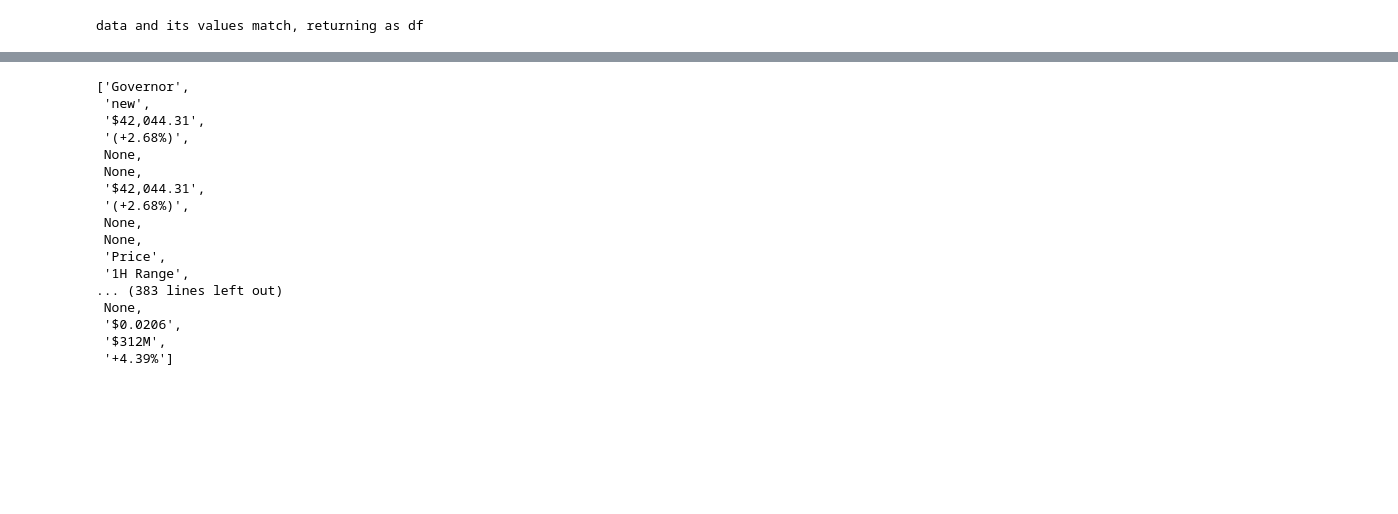
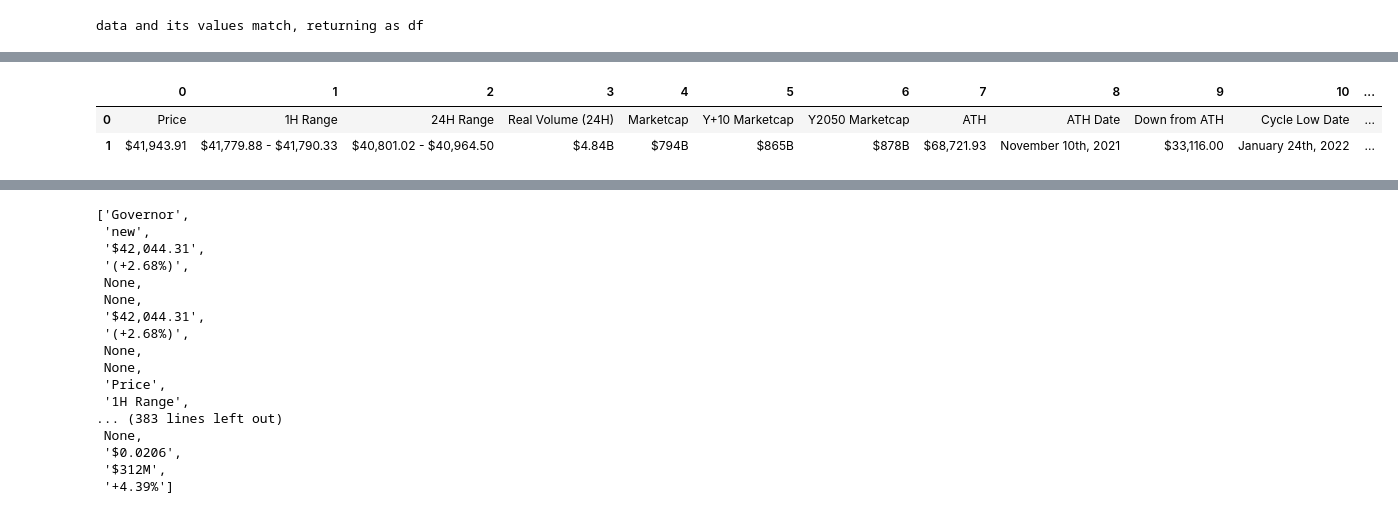
Before and after one commit to Kamalabot/Datagathering_Automation, a Jupyter notebook: Messari_scrape.ipynb, the cells around one changed output, grey strips where cells are left out. Saved outputs shown, nothing was run; the diff lists cells and outputs as text; code cells hidden in the pictures; blank space fills up the shorter version.

Commit message:
Progress made in Messari notebook

```diff
--- a/Messari_scrape.ipynb
+++ b/Messari_scrape.ipynb
@@ -128,6 +123,19 @@ def selenium_loader(link):
     tree = html.fromstring(html_source)
     driver.quit()
     return tree
+# %%
+def selenium_headless(link):
+    options = Options()
+    options.headless = True #making this driver headless so it can work in the background
+    driver = webdriver.Chrome(options=options, executable_path=r'chromedriver.exe')
+    driver.get(link)
+    driver.maximize_window()
+    driver.refresh()
+    time.sleep(5)
+    html_source = driver.page_source
+    tree = html.fromstring(html_source)
+    driver.quit()
+    return tree
 # %% [markdown]
 1) Find the various major tables or sections on the profile page
     Extract the information from that page section /table
@@ -140,7 +148,7 @@ def selenium_loader(link):
 # %% [markdown]
 ![](2022-02-21-16-28-05.png)
 # %%
-main_page = selenium_loader(messari_crawler.links[0])
+main_page = selenium_headless(messari_crawler.links[0])
 # %%
 #failed attempts at getting the top_tabs, don't run
 
@@ -224,7 +236,7 @@ def get_overview(over_page):
     span_values = span_values[:-4]
     if len(span_data) == len(span_values):
         print('data and its values match, returning as df')
-        temp_df = pd.DataFrame(zip(data,values)).T #Used the zip method and Transpose option
+        temp_df = pd.DataFrame(zip(span_data,span_values)).T #Used the zip method and Transpose option
         return temp_df
     else:
         print('Issue with scraped values, check before use')
@@ -247,0 +248,6 @@ True
+# %%
+data
+# %% [output]
+|  | 0 | 1 | 2 | 3 | 4 | 5 | 6 | 7 | 8 | 9 | 10 | ... |
+| 0 | Price | 1H Range | 24H Range | Real Volume (24H) | Marketcap | Y+10 Marketcap | Y2050 Marketcap | ATH | ATH Date | Down from ATH | Cycle Low Date | ... |
+| 1 | $41,943.91 | $41,779.88 - $41,790.33 | $40,801.02 - $40,964.50 | $4.84B | $794B | $865B | $878B | $68,721.93 | November 10th, 2021 | $33,116.00 | January 24th, 2022 | ... |
```
Also changed, not shown: parts of 22 cells of this notebook.
